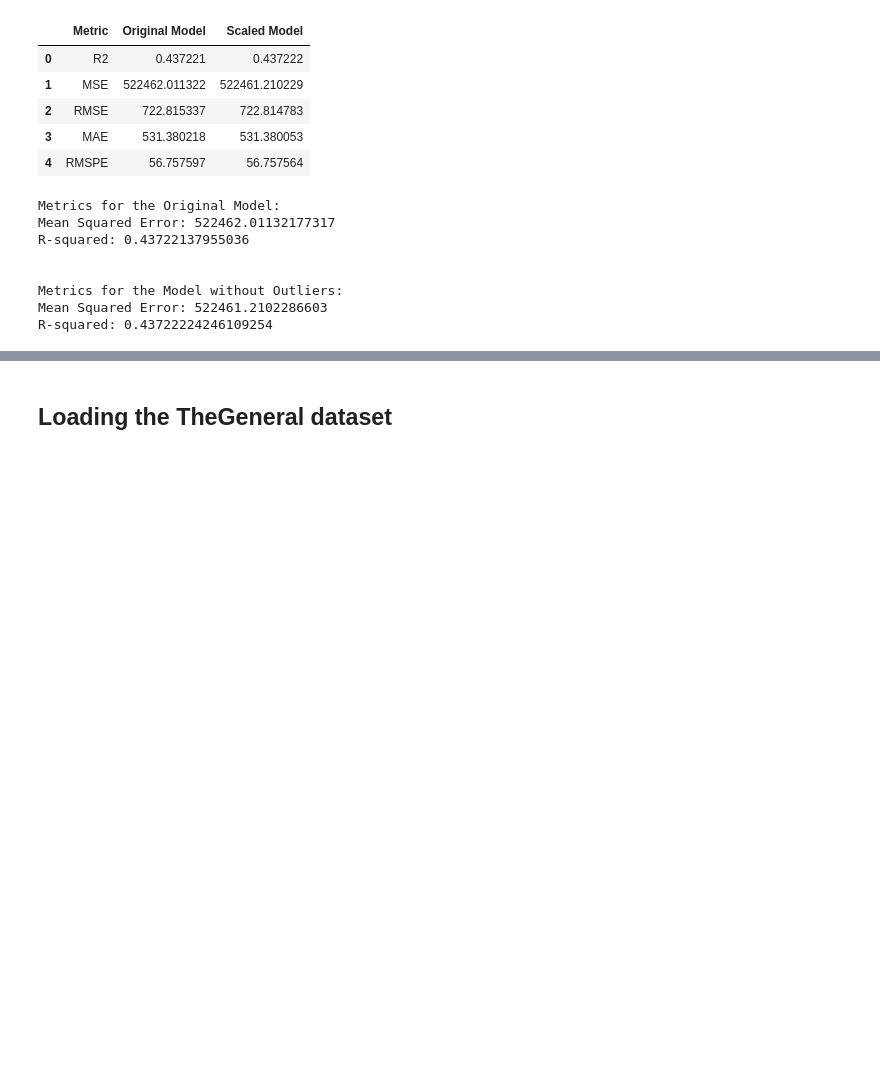
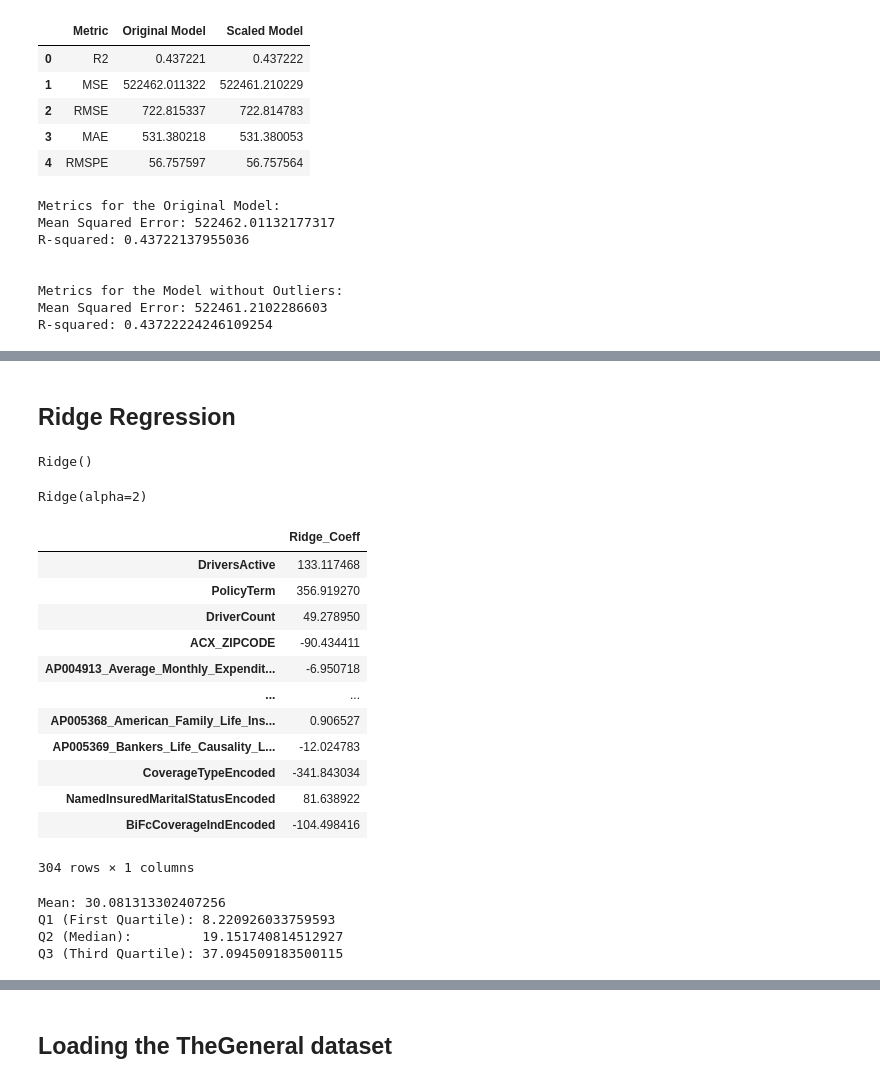
Before and after one commit to Spikes666/Final-Project-3550, a Jupyter notebook: Pr0Fin_SartinoN.ipynb, the cells around one changed output, grey strips where cells are left out. Saved outputs shown, nothing was run; the diff lists cells and outputs as text; code cells hidden in the pictures; blank space fills up the shorter version.

```diff
--- a/Pr0Fin_SartinoN.ipynb
+++ b/Pr0Fin_SartinoN.ipynb
@@ -597,0 +783,80 @@ R-squared: 0.43722224246109254
+# %% [markdown]
+## Ridge Regression
+# %%
+# Extract features (X) and target variable (y)
+X_original = df_no_outliers.drop(columns=['MQuotedTotalPayment'])
+y_original = df_no_outliers['MQuotedTotalPayment']
+
+# split the train test, here we are doing 80/20 split
+X_train, X_test, Y_train, Y_test = train_test_split(X, y, test_size=0.2, random_state=42)
+sc = StandardScaler()
+# fit the data i.e., calculate the mean and sd of each column of X_train
+sc.fit(X_train)
+
+#transform the train data
+X_train_sc = sc.transform(X_train)
+X_train_sc = pd.DataFrame(X_train_sc, columns=X_train.columns)
+
+#transform the test data
+X_test_sc = sc.transform(X_test)
+X_test_sc = pd.DataFrame(X_test_sc, columns=X_test.columns)
+# %%
+ridge = Ridge()
+ridge.fit(X_train_sc,Y_train)
+# %% [output]
+Ridge()
+# %%
+best_alpha = 2
+
+# Train a Ridge model with the best lambda value
+best_ridge_model = Ridge(alpha=best_alpha)
+best_ridge_model.fit(X_train_sc, Y_train)
+# %% [output]
+Ridge(alpha=2)
+# %%
+# View the Coefficients for each predictor
+ridge_coef = best_ridge_model.coef_
+names = X.columns
+df_ridge = pd.DataFrame(ridge_coef).T
+df_ridge.columns = names
+df_ridge = df_ridge.T
+df_ridge = df_ridge.rename(columns = { 0:'Ridge_Coeff'})
+df_ridge
+# %% [output]
+|  | Ridge_Coeff |
+| DriversActive | 133.117468 |
+| PolicyTerm | 356.919270 |
+| DriverCount | 49.278950 |
+| ACX_ZIPCODE | -90.434411 |
+| AP004913_Average_Monthly_Expendit... | -6.950718 |
+| ... | ... |
+| AP005368_American_Family_Life_Ins... | 0.906527 |
+| AP005369_Bankers_Life_Causality_L... | -12.024783 |
+| CoverageTypeEncoded | -341.843034 |
+| NamedInsuredMaritalStatusEncoded | 81.638922 |
+| BiFcCoverageIndEncoded | -104.498416 |
+304 rows × 1 columns
+# %%
+coefficients = []
+
+for i in range(len(df_ridge['Ridge_Coeff'])):
+    if df_ridge['Ridge_Coeff'][i] < 0:
+        coefficients.append(df_ridge['Ridge_Coeff'][i] * -1)
+    else:
+        coefficients.append(df_ridge['Ridge_Coeff'][i])
+
+coefficients = np.asarray(coefficients)
+print(f"Mean: {np.mean(coefficients)}")
+
+q1 = np.percentile(coefficients, 25)
+q2 = np.percentile(coefficients, 50)
+q3 = np.percentile(coefficients, 75)
+
+print("Q1 (First Quartile):", q1)
+print("Q2 (Median):        ", q2)
+print("Q3 (Third Quartile):", q3)
+# %% [output]
+Mean: 30.081313302407256
+Q1 (First Quartile): 8.220926033759593
+Q2 (Median):         19.151740814512927
+Q3 (Third Quartile): 37.094509183500115
```
Also changed, not shown: parts of 18 cells of this notebook.
